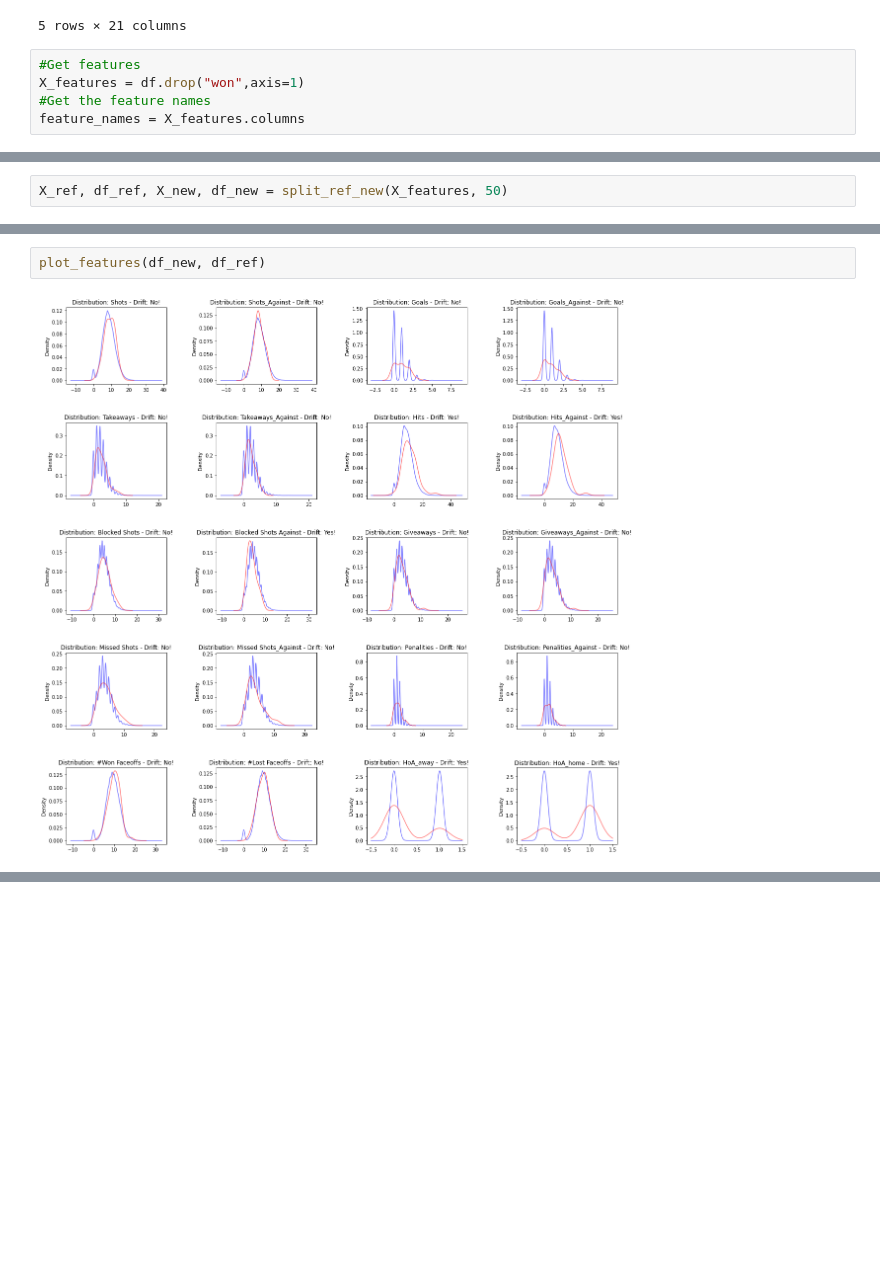
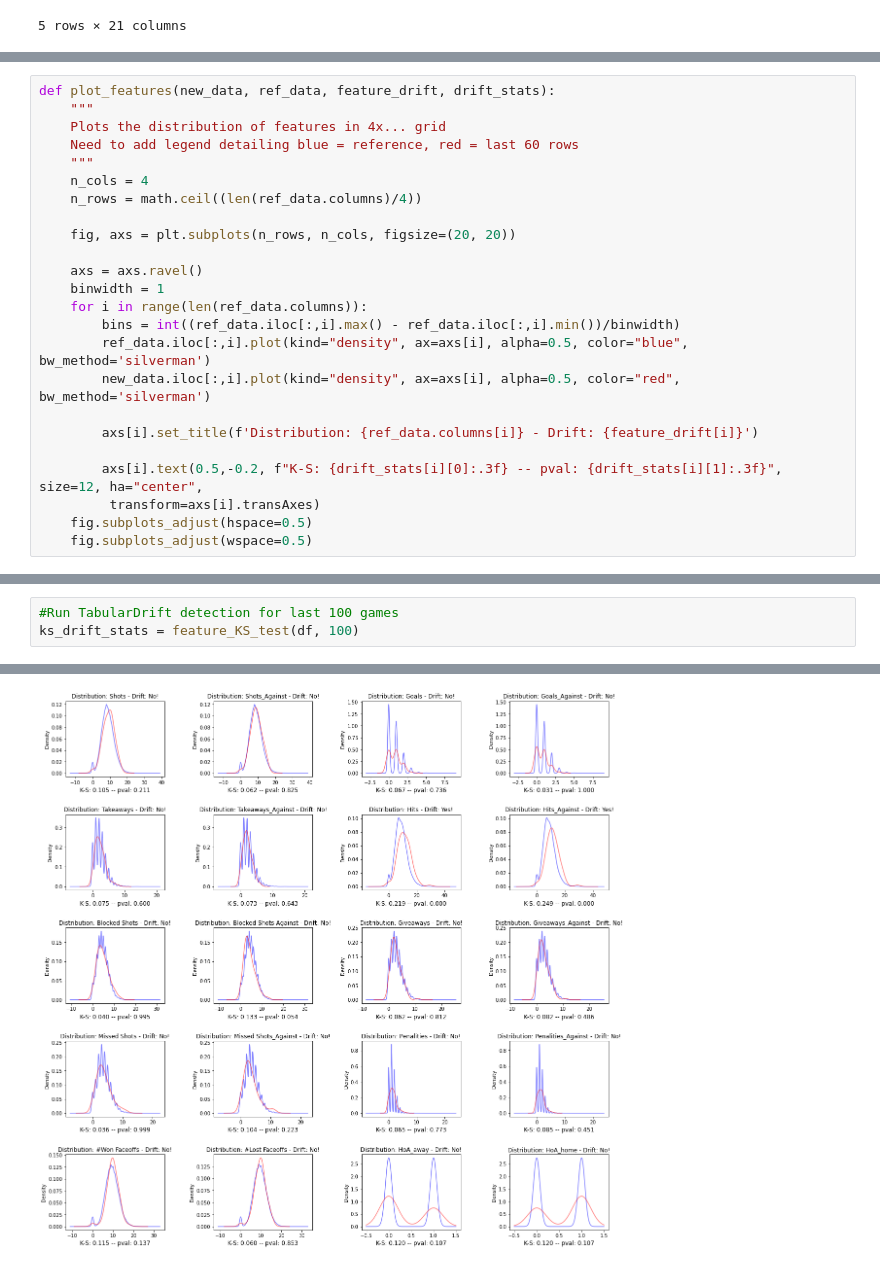
Before and after one commit to McGill-MMA-EnterpriseAnalytics/NHL-Game-II, a Jupyter notebook: modeling/DriftDetection.ipynb, the cells around one changed output, grey strips where cells are left out. Saved outputs shown, nothing was run; the diff lists cells and outputs as text; blank space fills up the shorter version.

```diff
--- a/modeling/DriftDetection.ipynb
+++ b/modeling/DriftDetection.ipynb
@@ -40,9 +42,4 @@ df.head()
 | 3 | 0 | 12.0 | 11.0 | 1.0 | 0.0 | 2.0 | 0.0 | 4.0 | ... |
 | 4 | 1 | 9.0 | 8.0 | 0.0 | 1.0 | 3.0 | 2.0 | 4.0 | ... |
 5 rows × 21 columns
-# %%
-#Get features
-X_features = df.drop("won",axis=1)
-#Get the feature names
-feature_names = X_features.columns
 # %%
@@ -59,2 +68,0 @@ def split_ref_new(df, last_n):
-# %%
-X_ref, df_ref, X_new, df_new = split_ref_new(X_features, 50)
@@ -74 +69,25 @@ fpreds = cd.predict(X_new, drift_type="feature", return_p_val=True, return_dista
+# %%
+def plot_features(new_data, ref_data, feature_drift, drift_stats):
+    """
+    Plots the distribution of features in 4x... grid
+    Need to add legend detailing blue = reference, red = last 60 rows
+    """
+    n_cols = 4
+    n_rows = math.ceil((len(ref_data.columns)/4))
+
+    fig, axs = plt.subplots(n_rows, n_cols, figsize=(20, 20))
+
+    axs = axs.ravel()
+    binwidth = 1
+    for i in range(len(ref_data.columns)):
+        bins = int((ref_data.iloc[:,i].max() - ref_data.iloc[:,i].min())/binwidth)
+        ref_data.iloc[:,i].plot(kind="density", ax=axs[i], alpha=0.5, color="blue", bw_method='silverman')
+        new_data.iloc[:,i].plot(kind="density", ax=axs[i], alpha=0.5, color="red", bw_method='silverman')
+
+        axs[i].set_title(f'Distribution: {ref_data.columns[i]} - Drift: {feature_drift[i]}')
+
+        axs[i].text(0.5,-0.2, f"K-S: {drift_stats[i][0]:.3f} -- pval: {drift_stats[i][1]:.3f}", size=12, ha="center",
+         transform=axs[i].transAxes)
+    fig.subplots_adjust(hspace=0.5)
+    fig.subplots_adjust(wspace=0.5)
 # %%
@@ -124,4 +134,4 @@ def plot_features(new_data, ref_data):
-# %%
-plot_features(df_new, df_ref)
-# %% [output]
-[figure, removed]
+# %%
+#Run TabularDrift detection for last 100 games
+ks_drift_stats = feature_KS_test(df, 100)
+# %% [output]
@@ -127,0 +155 @@ plot_features(df_new, df_ref)
+[figure, added]
```
Also changed, not shown: parts of 15 cells of this notebook.
